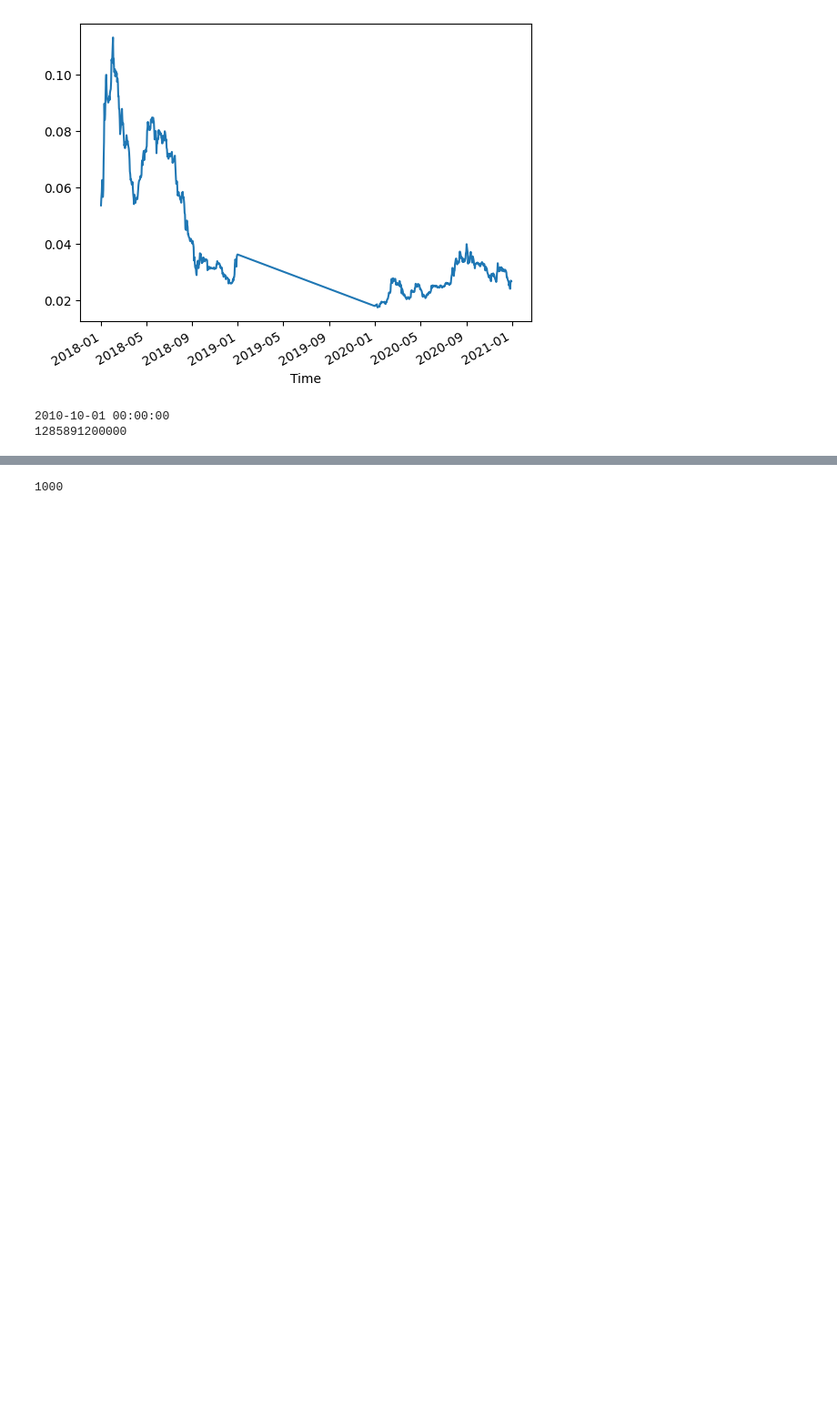
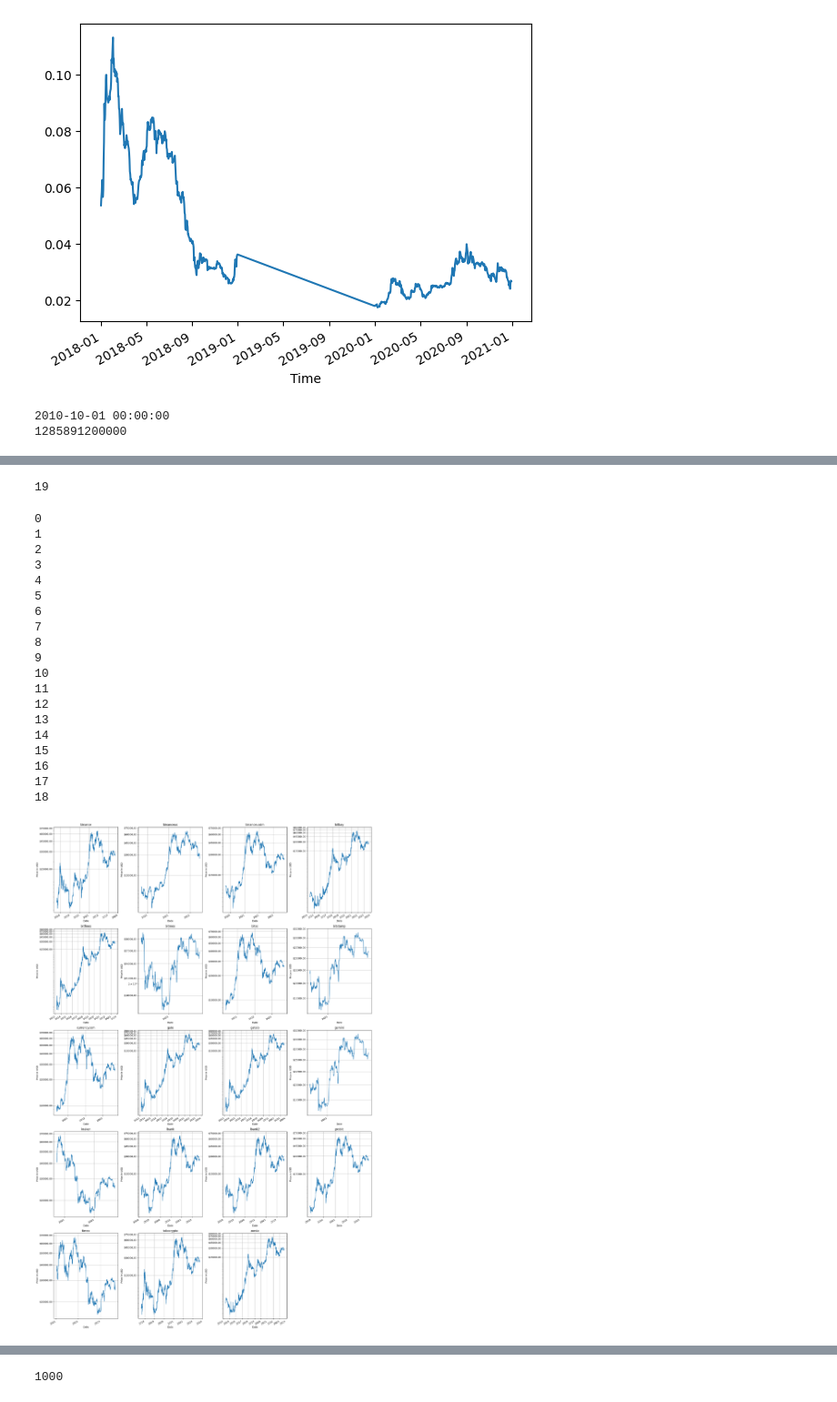
Before and after one commit to Moises-mfg/Analise-exploratoria-blockchain-Bitcoin, a Jupyter notebook: ccxt.ipynb, the cells around one changed output, grey strips where cells are left out. Shown at 91% size. Drawn from its saved outputs; the diff is of its cells as text; code cells hidden in the pictures; blank space fills up the shorter version.

```diff
--- a/ccxt.ipynb
+++ b/ccxt.ipynb
@@ -49,7 +55,7 @@ import time
 ex = ccxt.kucoin()
 
 def ohlcv_info():
-    x = ex.fetch_ohlcv('BTC/USDT', '15m', limit=20)
+    x = ex.fetch_ohlcv('BTC/USDT', '1d', limit=20, since=since)
     df = pandas.DataFrame(x, columns=['TIME', 'OPEN', 'HIGH', 'LOW', 'CLOSE', 'VOLUME'])
     df['TIME'] = pandas.to_datetime(df['TIME'], unit='ms')
     print(f'*** {datetime.datetime.now()} ***\n {df.tail(1)}\n')
@@ -90,0 +91,3 @@ exchange.fetch_ohlcv('BTC/USDT', '15m', limit=20)
+# %%
+dt = ['20230916']
+since = calendar.timegm(dt.utctimetuple())*1000
@@ -90,0 +141,4 @@ exchange.fetch_ohlcv('BTC/USDT', '15m', limit=20)
+# %%
+#convert this date to gmt
+date = int(df.index[0].timestamp()*1000 - 200*24*60*60*1000)
+print(datetime.fromtimestamp(date/1000))
@@ -238,6 +324,9 @@ print(since)
 # %%
+#função certa, ótima
 start_dt = datetime.strptime('20090101', "%Y%m%d")
 since = calendar.timegm(start_dt.utctimetuple())*1000
+
+dict_exchanges = {}
 
 for ex in ccxt.exchanges:
     try:
@@ -255,8 +344,16 @@ for ex in ccxt.exchanges:
         df['Volume'] = df['Volume'].astype(np.float64)
         df.set_index('Time', inplace=True)
         print(f"{ex} : {len(df)}, {df.index[0]}, {df.index[-1]}")
+        dict_exchanges[ex] = df
 
     except Exception as e:
         print(e)
+        # try the 200 day function
+        try:
+            df = get_ohlcv_200_days(exchange)
+            print(f"{ex} : {len(df)}, {df.index[0]}, {df.index[-1]}")
+            dict_exchanges[ex] = df
+        except Exception as e:
+            print(e)
 # %% [output]
 ace does not have market symbol BTC/USD
@@ -278,0 +400,52 @@ zonda : 3077, 2014-05-15 21:00:00, 2023-09-16 21:00:00
+# %%
+#delete the exchanges that have less than 365 days of data (one year)
+for ex in list(dict_exchanges.keys()):
+    if len(dict_exchanges[ex]) < 365:
+        del dict_exchanges[ex]
+len(dict_exchanges.keys())
+# %% [output]
+19
+# %%
+#Create a figure with all the exchanges as subplots, log in y axis and usd in y axis and date in x axis
+fig, axs = plt.subplots(5, 4, figsize=(20, 30))
+axs = axs.ravel()
+for i, (k, v) in enumerate(dict_exchanges.items()):
+    v["Close"].plot(ax=axs[i], logy=True, title=k)
+    axs[i].set_xlabel("Date")
+    axs[i].set_ylabel("Price in USD")
+    axs[i].grid()
+    #x axis only showing the year, not the month nor the day, only like 2010, 2011, etc
+    axs[i].xaxis.set_major_locator(mdates.YearLocator())
+
+    #y axis in dollars
+    axs[i].yaxis.set_major_locator(plt.MaxNLocator(7))
+    #set the y axis in dollars
+    axs[i].yaxis.set_major_formatter('${x:1.2f}')
+
+#hide the last plot
+axs[19].set_visible(False)
+
+
+plt.tight_layout()
+plt.show()
+# %% [output]
+0
+1
+2
+3
+4
+5
+6
+7
+8
+9
+10
+11
+12
+13
+14
+15
+16
+17
+18
+[figure, added]
```
Also changed, not shown: parts of 21 cells of this notebook, 1 other file.
